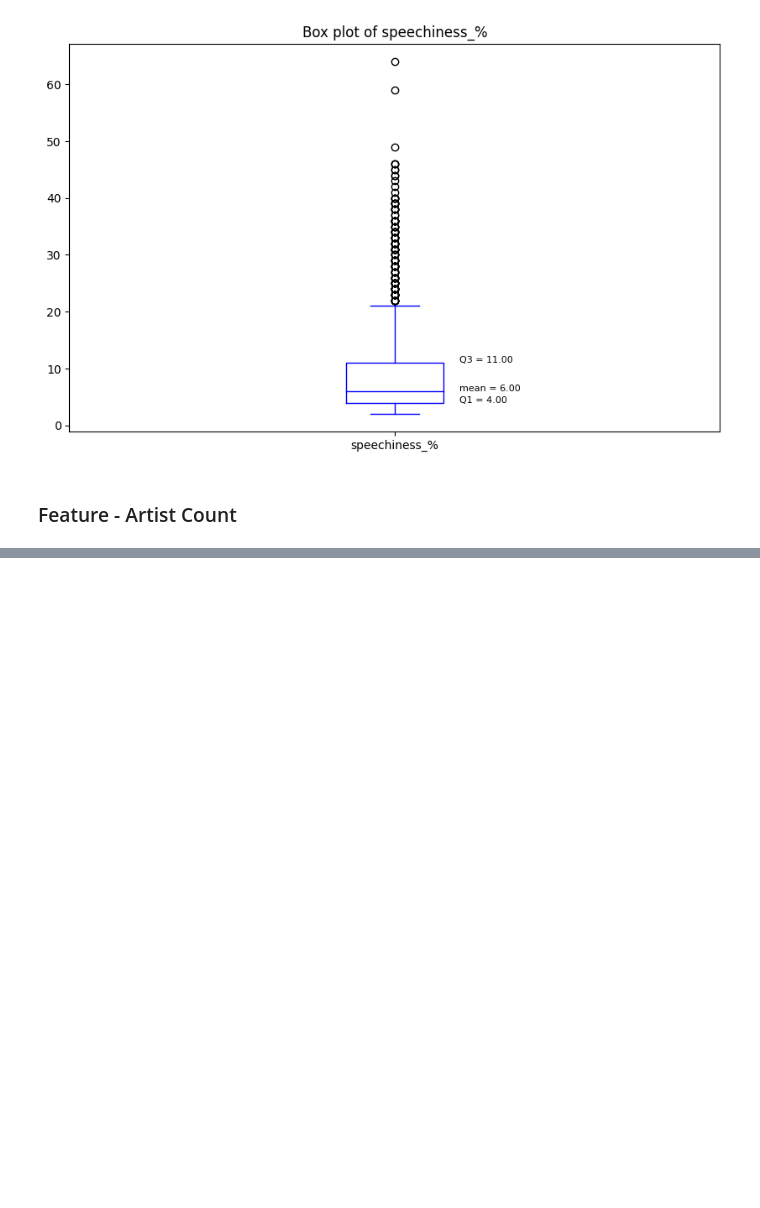
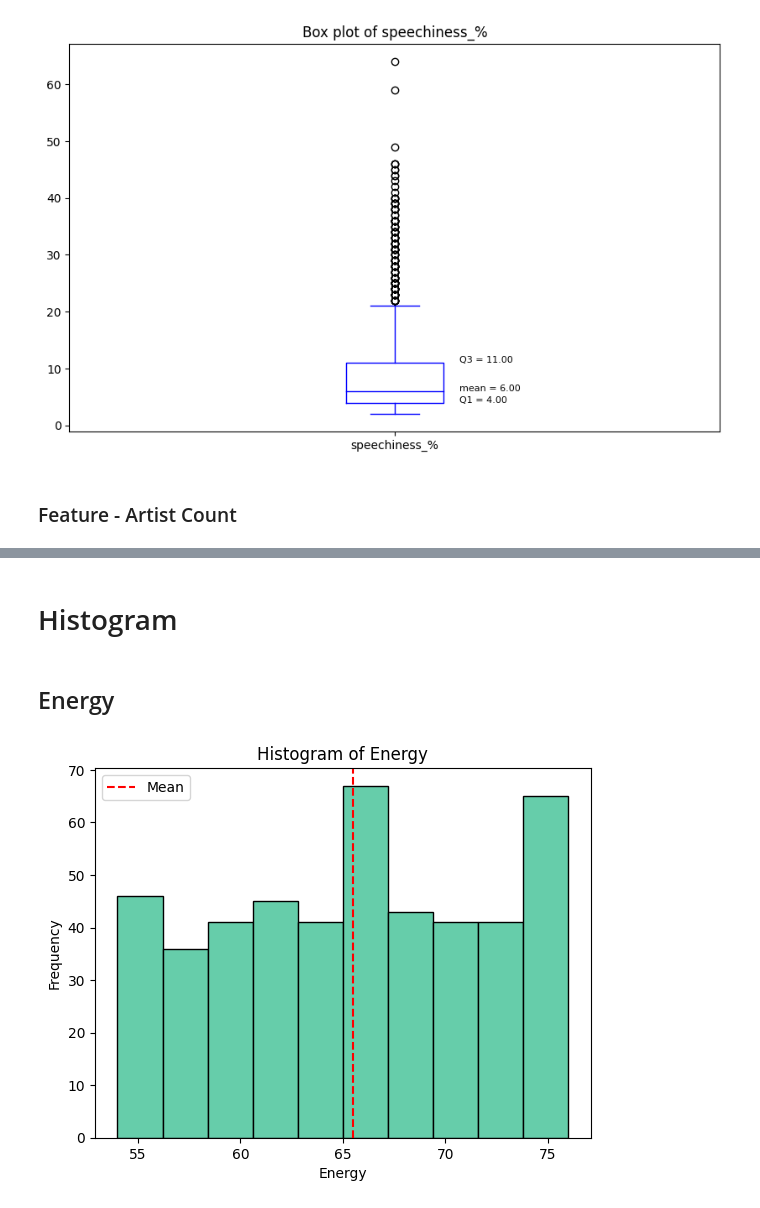
Before and after one commit to TharachonWarin/Spotify_Project_203, a Jupyter notebook: 204203_group_2.ipynb, the cells around one changed output, grey strips where cells are left out. Saved outputs shown, nothing was run; the diff lists cells and outputs as text; code cells hidden in the pictures; blank space fills up the shorter version.

Commit message:
Histogram

```diff
--- a/204203_group_2.ipynb
+++ b/204203_group_2.ipynb
@@ -268,0 +265,18 @@ plt.show()
+# %% [markdown]
+# Histogram
+# %% [markdown]
+## Energy
+# %%
+cal =sp23[(sp23['energy_%'] > 53) & (sp23['energy_%'] < 77)] #cut outline
+# plt.hist(sp23['energy_%'])
+plt.hist(cal['energy_%'],color='MediumAquamarine',edgecolor='black')
+plt.title('Histogram of Energy')
+plt.xlabel('Energy')
+plt.ylabel('Frequency')
+
+plt.axvline(cal['energy_%'].mean(), color='red', linestyle='--',label='Mean')
+plt.legend()
+# plt.axvline(x=77, color='red', linestyle='--')
+plt.show()
+# %% [output]
+[figure, added]
```
Also changed, not shown: parts of 2 cells of this notebook.
